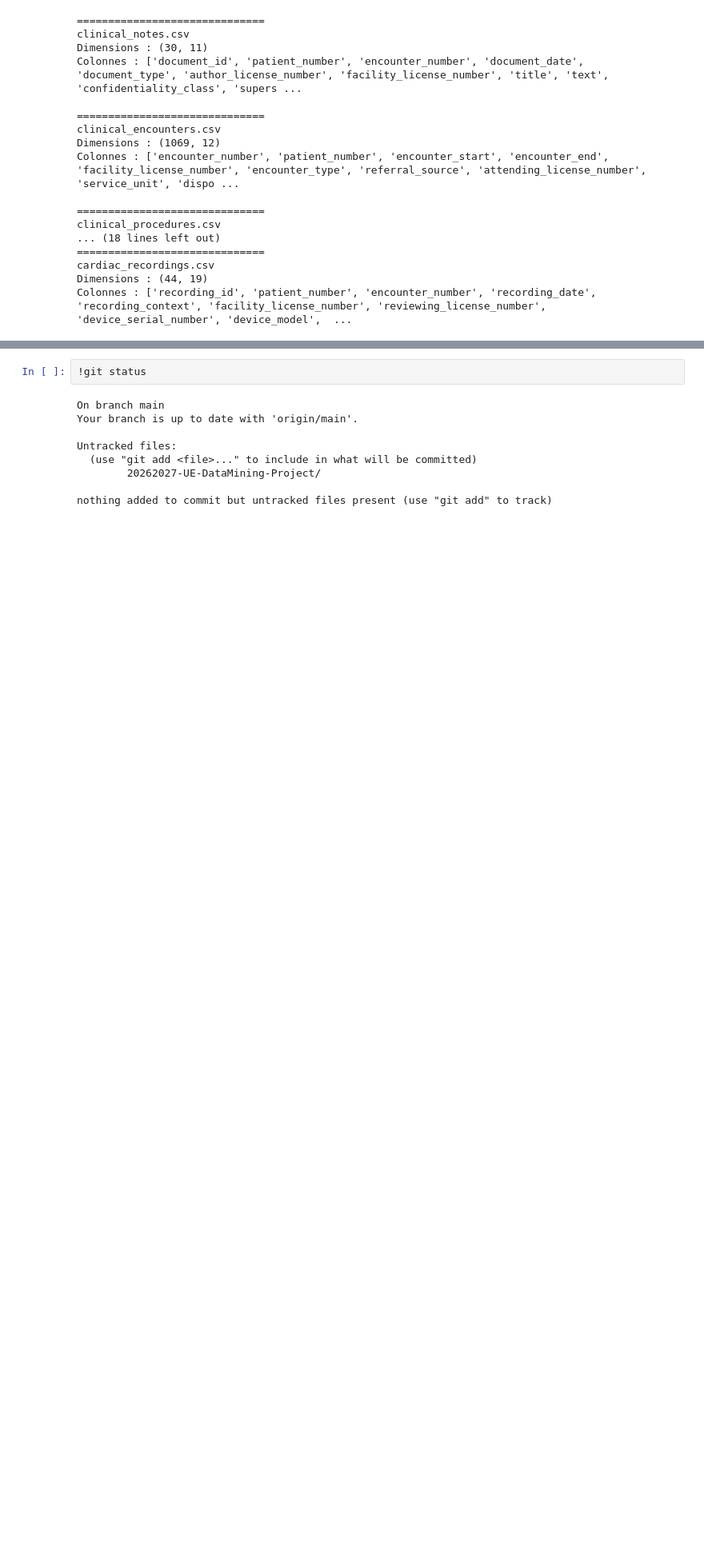
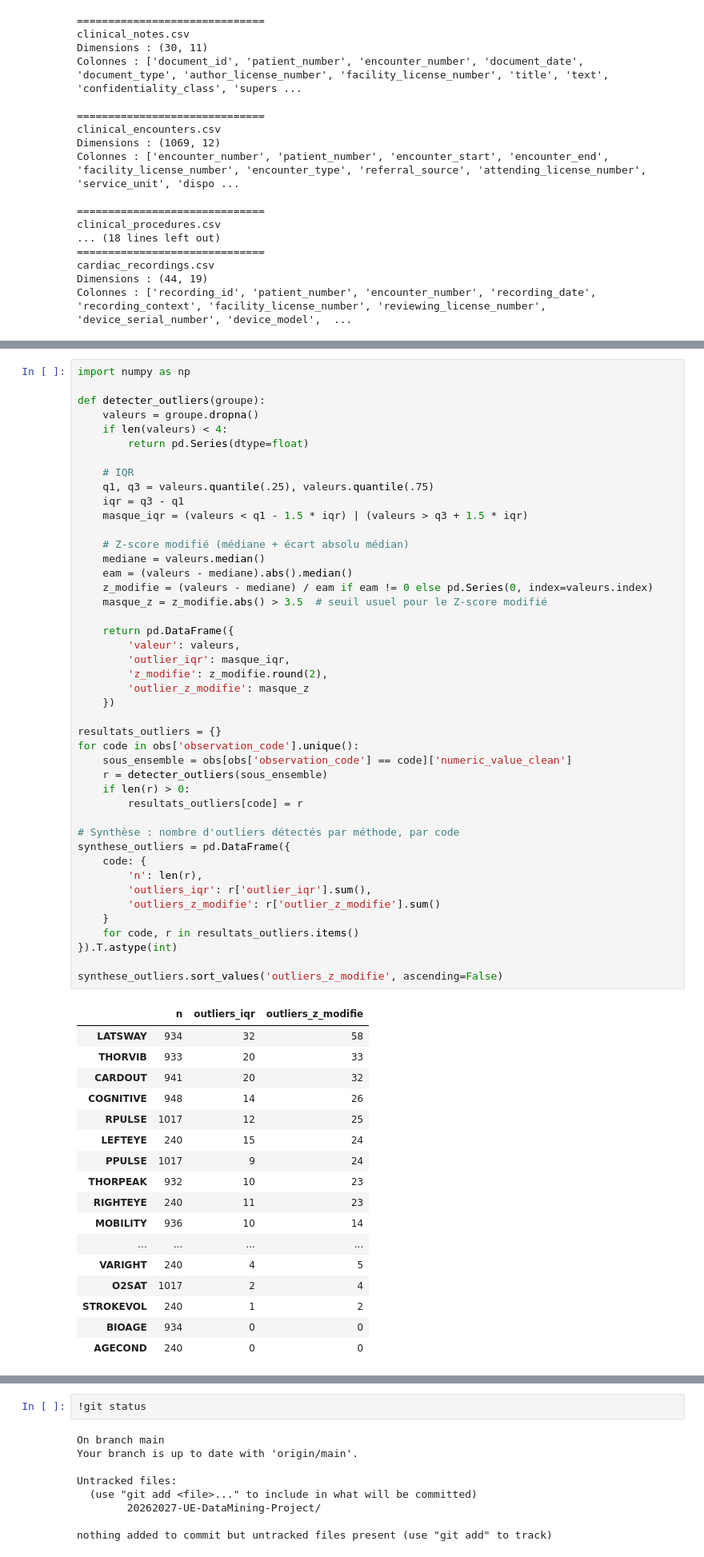
Before and after one commit to Sheik-info/20262027-UE-DataMining-Project, a Jupyter notebook: Base_notebook_to_complete.ipynb, the cells around one changed output, grey strips where cells are left out. Shown at 80% size. Cells and saved outputs as stored; diff of their text form; blank space fills up the shorter version.

```diff
--- a/Base_notebook_to_complete.ipynb
+++ b/Base_notebook_to_complete.ipynb
@@ -120,0 +535,62 @@ Colonnes : ['recording_id', 'patient_number', 'encounter_number', 'recording_dat
+# %%
+import numpy as np
+
+def detecter_outliers(groupe):
+    valeurs = groupe.dropna()
+    if len(valeurs) < 4:
+        return pd.Series(dtype=float)
+
+    # IQR
+    q1, q3 = valeurs.quantile(.25), valeurs.quantile(.75)
+    iqr = q3 - q1
+    masque_iqr = (valeurs < q1 - 1.5 * iqr) | (valeurs > q3 + 1.5 * iqr)
+
+    # Z-score modifié (médiane + écart absolu médian)
+    mediane = valeurs.median()
+    eam = (valeurs - mediane).abs().median()
+    z_modifie = (valeurs - mediane) / eam if eam != 0 else pd.Series(0, index=valeurs.index)
+    masque_z = z_modifie.abs() > 3.5  # seuil usuel pour le Z-score modifié
+
+    return pd.DataFrame({
+        'valeur': valeurs,
+        'outlier_iqr': masque_iqr,
+        'z_modifie': z_modifie.round(2),
+        'outlier_z_modifie': masque_z
+    })
+
+resultats_outliers = {}
+for code in obs['observation_code'].unique():
+    sous_ensemble = obs[obs['observation_code'] == code]['numeric_value_clean']
+    r = detecter_outliers(sous_ensemble)
+    if len(r) > 0:
+        resultats_outliers[code] = r
+
+# Synthèse : nombre d'outliers détectés par méthode, par code
+synthese_outliers = pd.DataFrame({
+    code: {
+        'n': len(r),
+        'outliers_iqr': r['outlier_iqr'].sum(),
+        'outliers_z_modifie': r['outlier_z_modifie'].sum()
+    }
+    for code, r in resultats_outliers.items()
+}).T.astype(int)
+
+synthese_outliers.sort_values('outliers_z_modifie', ascending=False)
+# %% [output]
+|  | n | outliers_iqr | outliers_z_modifie |
+| LATSWAY | 934 | 32 | 58 |
+| THORVIB | 933 | 20 | 33 |
+| CARDOUT | 941 | 20 | 32 |
+| COGNITIVE | 948 | 14 | 26 |
+| RPULSE | 1017 | 12 | 25 |
+| LEFTEYE | 240 | 15 | 24 |
+| PPULSE | 1017 | 9 | 24 |
+| THORPEAK | 932 | 10 | 23 |
+| RIGHTEYE | 240 | 11 | 23 |
+| MOBILITY | 936 | 10 | 14 |
+| ... | ... | ... | ... |
+| VARIGHT | 240 | 4 | 5 |
+| O2SAT | 1017 | 2 | 4 |
+| STROKEVOL | 240 | 1 | 2 |
+| BIOAGE | 934 | 0 | 0 |
+| AGECOND | 240 | 0 | 0 |
```
Also changed, not shown: parts of 65 cells of this notebook.
